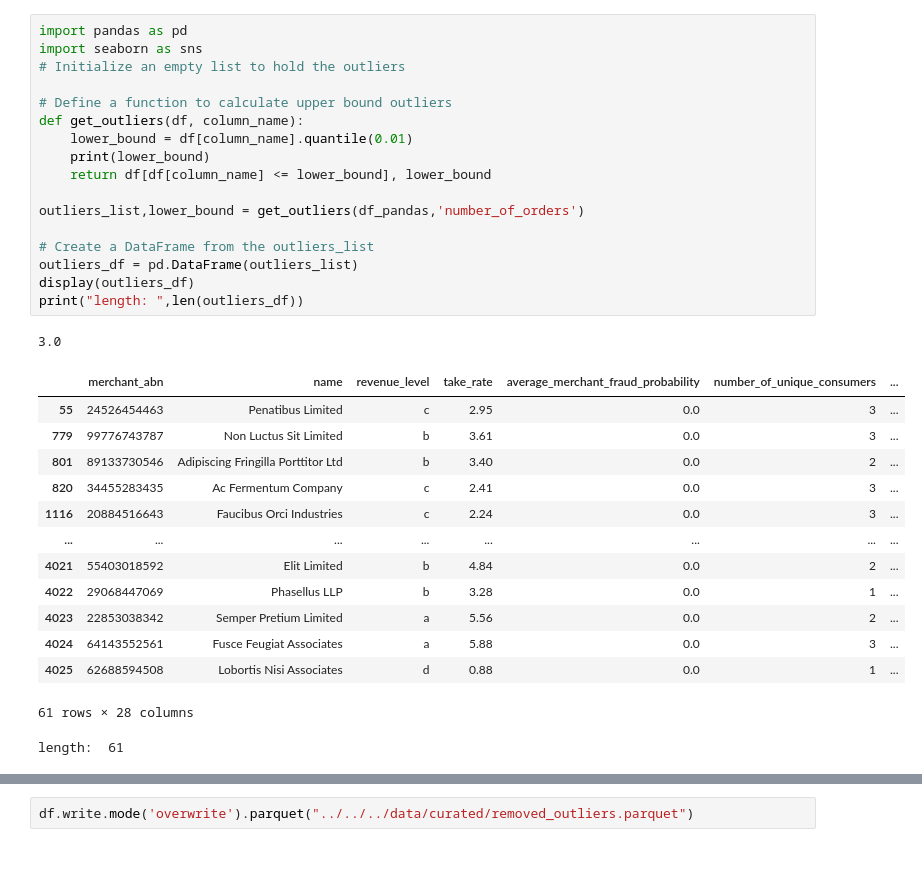
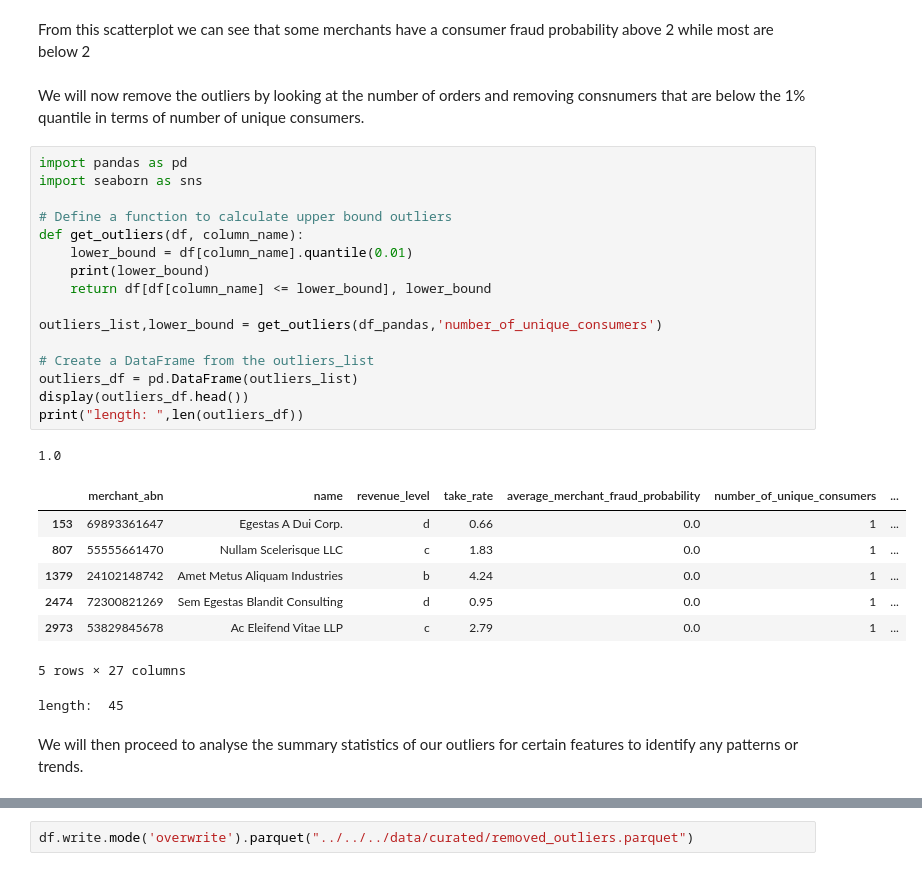
Before and after one commit to jameslafontaine/unimelb-mast30034-industry-project, a Jupyter notebook: notebooks/analysis/distribution_outlier/outlier_removal.ipynb, the cells around one changed output, grey strips where cells are left out. Saved outputs shown, nothing was run; the diff lists cells and outputs as text.

Commit message:
added final markdown comments, removed uneecsessary files, and filled out summary notebook

```diff
--- a/notebooks/analysis/distribution_outlier/outlier_removal.ipynb
+++ b/notebooks/analysis/distribution_outlier/outlier_removal.ipynb
@@ -76,36 +72,35 @@ retail_and_novelty
+# %% [markdown]
+From this scatterplot we can see that some merchants have a consumer fraud probability above 2 while most are below 2
+# %% [markdown]
+We will now remove the outliers by looking at the number of orders and removing consnumers that are below the 1% quantile in terms of number of unique consumers.
 # %%
 import pandas as pd
 import seaborn as sns
-# Initialize an empty list to hold the outliers
 
 # Define a function to calculate upper bound outliers
 def get_outliers(df, column_name):
     lower_bound = df[column_name].quantile(0.01)
     print(lower_bound)
     return df[df[column_name] <= lower_bound], lower_bound
 
-outliers_list,lower_bound = get_outliers(df_pandas,'number_of_orders')
+outliers_list,lower_bound = get_outliers(df_pandas,'number_of_unique_consumers')
 
 # Create a DataFrame from the outliers_list
 outliers_df = pd.DataFrame(outliers_list)
-display(outliers_df)
+display(outliers_df.head())
 print("length: ",len(outliers_df))
 # %% [output]
-3.0
+1.0
 |  | merchant_abn | name | revenue_level | take_rate | average_merchant_fraud_probability | number_of_unique_consumers | ... |
-| 55 | 24526454463 | Penatibus Limited | c | 2.95 | 0.0 | 3 | ... |
-| 779 | 99776743787 | Non Luctus Sit Limited | b | 3.61 | 0.0 | 3 | ... |
-| 801 | 89133730546 | Adipiscing Fringilla Porttitor Ltd | b | 3.40 | 0.0 | 2 | ... |
-| 820 | 34455283435 | Ac Fermentum Company | c | 2.41 | 0.0 | 3 | ... |
-| 1116 | 20884516643 | Faucibus Orci Industries | c | 2.24 | 0.0 | 3 | ... |
-| ... | ... | ... | ... | ... | ... | ... | ... |
-| 4021 | 55403018592 | Elit Limited | b | 4.84 | 0.0 | 2 | ... |
-| 4022 | 29068447069 | Phasellus LLP | b | 3.28 | 0.0 | 1 | ... |
-| 4023 | 22853038342 | Semper Pretium Limited | a | 5.56 | 0.0 | 2 | ... |
-| 4024 | 64143552561 | Fusce Feugiat Associates | a | 5.88 | 0.0 | 3 | ... |
-| 4025 | 62688594508 | Lobortis Nisi Associates | d | 0.88 | 0.0 | 1 | ... |
+| 153 | 69893361647 | Egestas A Dui Corp. | d | 0.66 | 0.0 | 1 | ... |
+| 807 | 55555661470 | Nullam Scelerisque LLC | c | 1.83 | 0.0 | 1 | ... |
+| 1379 | 24102148742 | Amet Metus Aliquam Industries | b | 4.24 | 0.0 | 1 | ... |
+| 2474 | 72300821269 | Sem Egestas Blandit Consulting | d | 0.95 | 0.0 | 1 | ... |
+| 2973 | 53829845678 | Ac Eleifend Vitae LLP | c | 2.79 | 0.0 | 1 | ... |
-61 rows × 28 columns
+5 rows × 27 columns
-length:  61
+length:  45
+# %% [markdown]
+We will then proceed to analyse the summary statistics of our outliers for certain features to identify any patterns or trends.
 # %%
 grouped_outliers = outliers_df.groupby('segment').size().reset_index(name='count')
 display(grouped_outliers)
```
Also changed, not shown: parts of 17 cells of this notebook, 5 other files.
